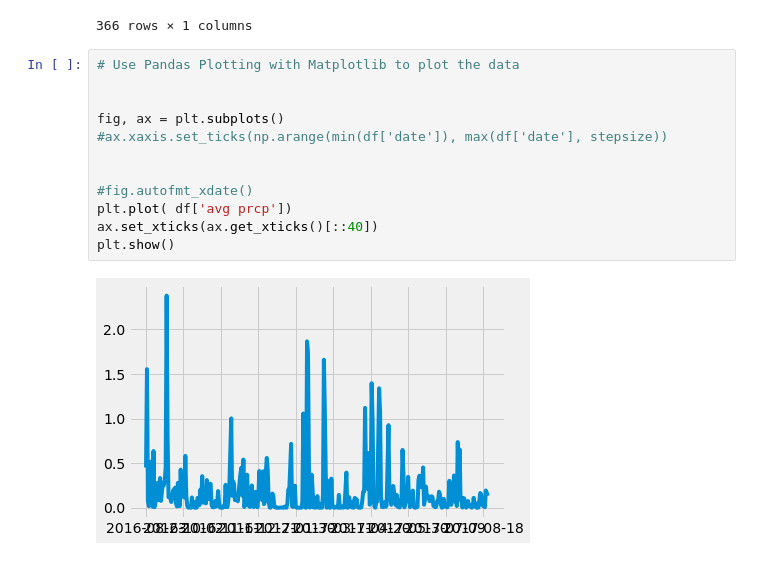
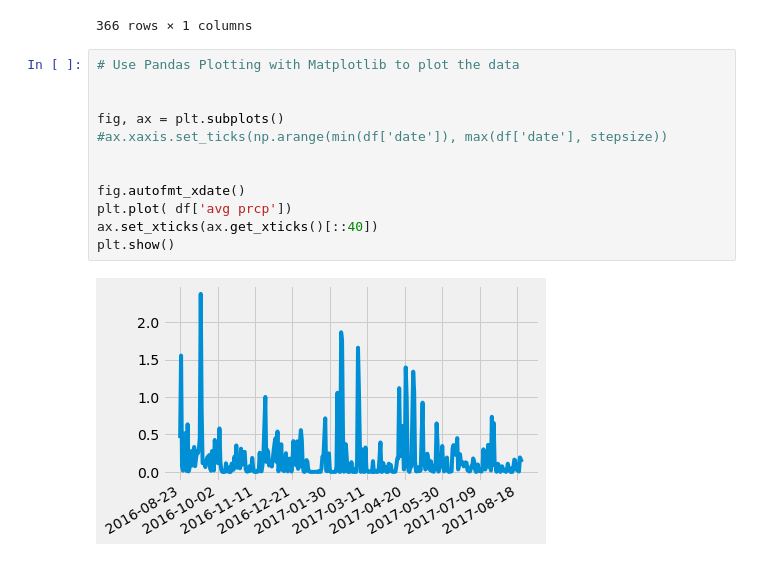
Before and after one commit to bregan78/sqlalchemy_challenge, a Jupyter notebook: SQLAlchemy.ipynb, the cells around one changed output. Cells and saved outputs as stored; diff of their text form.

```diff
--- a/SQLAlchemy.ipynb
+++ b/SQLAlchemy.ipynb
@@ -173,14 +173,14 @@ df
 # %%
 # Use Pandas Plotting with Matplotlib to plot the data
 
 
 fig, ax = plt.subplots()
 #ax.xaxis.set_ticks(np.arange(min(df['date']), max(df['date'], stepsize))
 
 
-#fig.autofmt_xdate()
+fig.autofmt_xdate()
 plt.plot( df['avg prcp'])
 ax.set_xticks(ax.get_xticks()[::40])
 plt.show()
 # %% [output]
-[figure, old version]
+[figure, new version]
```
Also changed, not shown: parts of 9 cells of this notebook.
